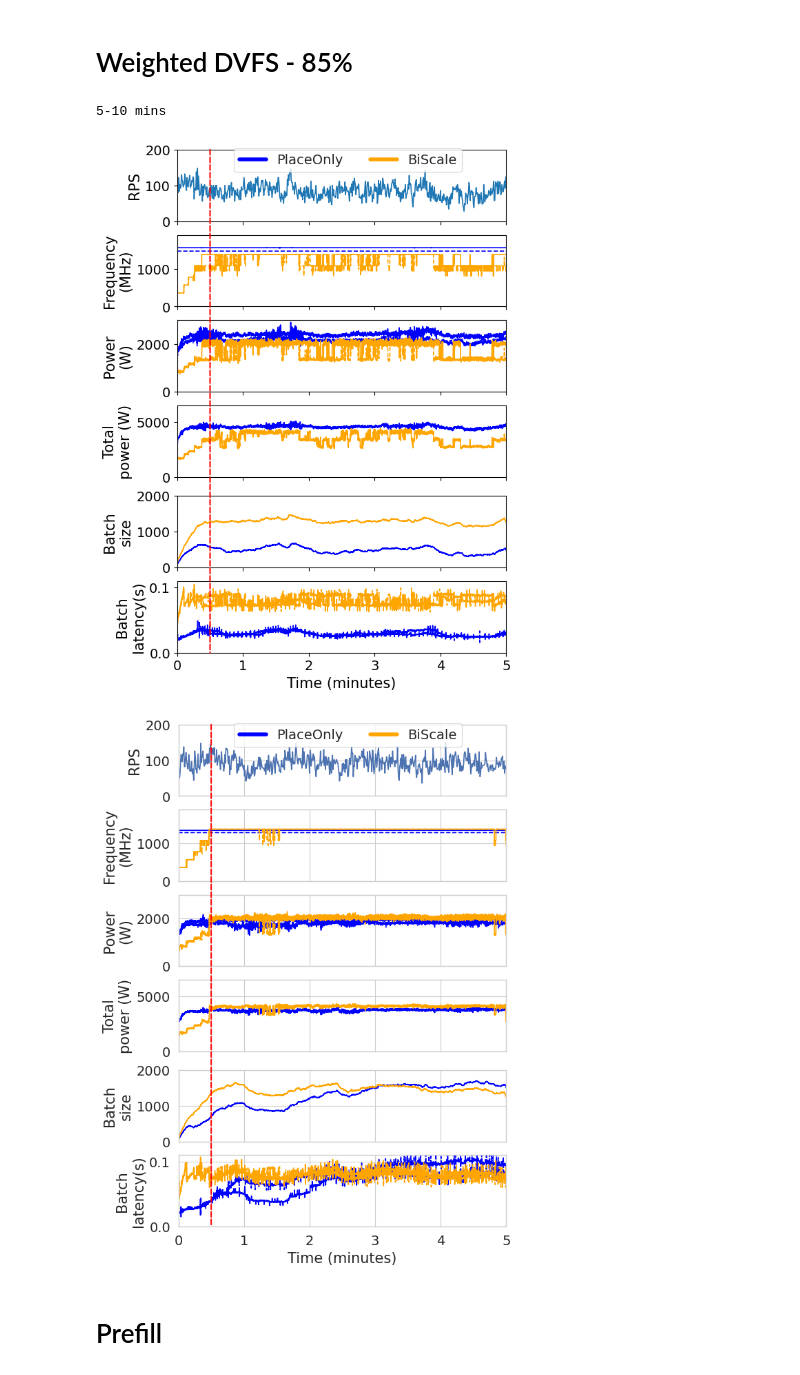
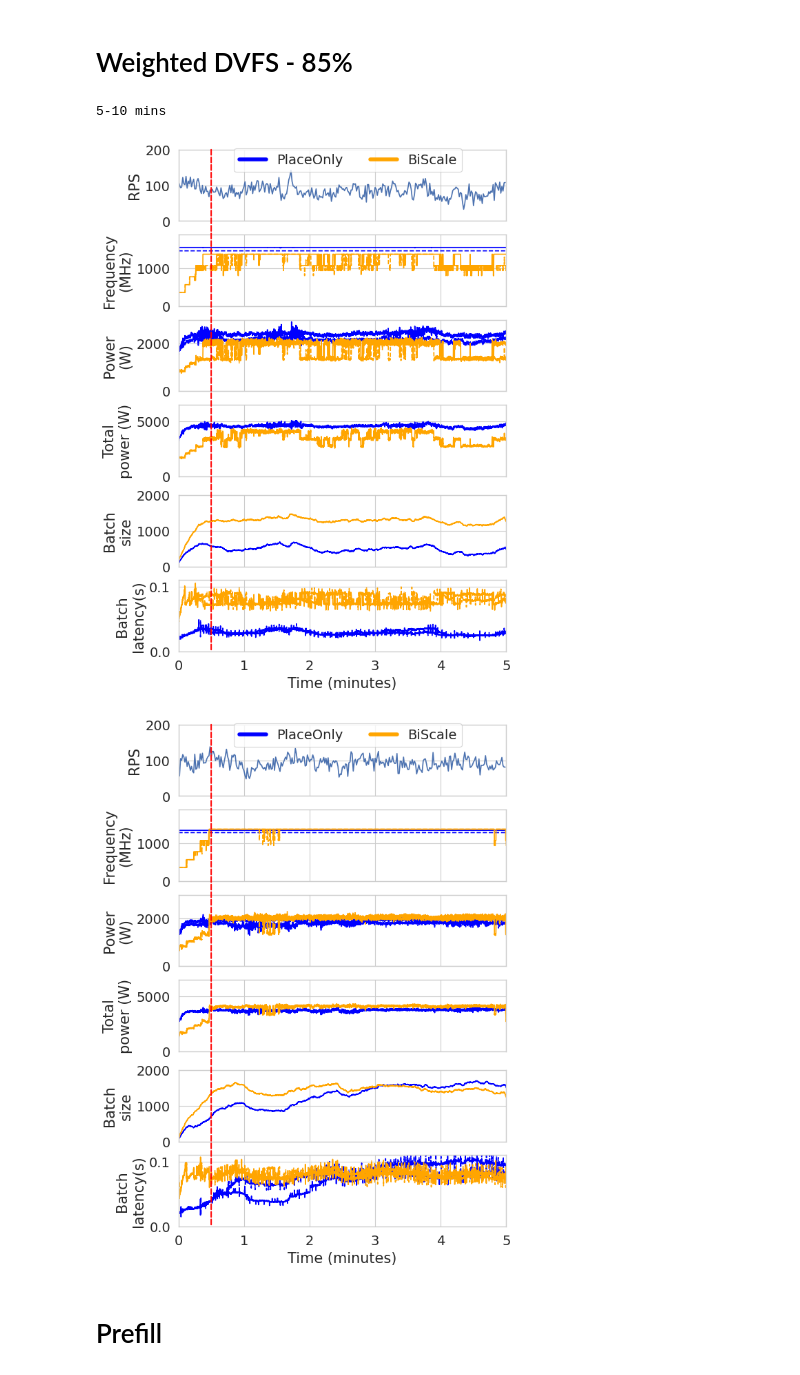
Before and after one commit to Louis-99/vllm-fork, a Jupyter notebook: additional_stuff/sosp_evals/2_nodes/freq_power.ipynb, the cells around one changed output. Cells and saved outputs as stored; diff of their text form; code cells hidden in the pictures.

```diff
--- a/additional_stuff/sosp_evals/2_nodes/freq_power.ipynb
+++ b/additional_stuff/sosp_evals/2_nodes/freq_power.ipynb
@@ -172,40 +172,40 @@ power_df_ours = get_combined_df([Path('/export2/obasit/ClusterLevelServing/vllm_
 visualize_qps(csv_path=Path('azure_2024_code_sharegpt-ctx-len_qps88.27_req-cnt200000.csv'),
               power_df_dvfs=power_df_dvfs,
               power_df_ours=power_df_ours,
-              time_bucket_ms=500,
+              time_bucket_ms=1000,
               save_name="figs/power_freq_85p_5_10_decode.pdf",
               start_time=5 * 60,
               end_time=10 * 60)
 
 # print("10-15 mins")
 # power_df_dvfs = get_combined_df([Path('/export2/obasit/ClusterLevelServing/vllm_logs/arxiv_evls/85_percent_char_balance/OURS_R5_JAN3_REAL_P85_2_DVFS_W/decode_4_Jan06023739_gpu1'),
 #                                   Path('/export2/obasit/ClusterLevelServing/vllm_logs/arxiv_evls/85_percent_char_balance/OURS_R5_JAN3_REAL_P85_2_DVFS_W/decode_4_Jan06023758')])
 # power_df_ours = get_combined_df([Path('/export2/obasit/ClusterLevelServing/vllm_logs/arxiv_evls/85_percent_char_balance/OURS_R5_JAN3_REAL_P85_2/decode_4_Jan04215632_gpu1'),
 #                                   Path('/export2/obasit/ClusterLevelServing/vllm_logs/arxiv_evls/85_percent_char_balance/OURS_R5_JAN3_REAL_P85_2/decode_4_Jan04215640')])
 # visualize_qps(csv_path=Path('azure_2024_code_sharegpt-ctx-len_qps88.27_req-cnt200000.csv'),
 #               power_df_dvfs=power_df_dvfs,
 #               power_df_ours=power_df_ours,
 #               time_bucket_ms=500,
 #               save_name="figs/power_freq_85p_10_15_decode.pdf",
 #               start_time=10 * 60,
 #               end_time=15 * 60)
 
 # print("20-25 mins")
 power_df_dvfs = get_combined_df([Path('/export2/obasit/ClusterLevelServing/vllm_logs/arxiv_evls/85_percent_char_balance/OURS_R5_JAN3_REAL_P85_4_DVFS_W/decode_4_Jan06025642_gpu1'),
                                   Path('/export2/obasit/ClusterLevelServing/vllm_logs/arxiv_evls/85_percent_char_balance/OURS_R5_JAN3_REAL_P85_4_DVFS_W/decode_4_Jan06025647')])
 power_df_ours = get_combined_df([Path('/export2/obasit/ClusterLevelServing/vllm_logs/arxiv_evls/85_percent_char_balance/OURS_R5_JAN3_REAL_P85_4/decode_4_Jan04221326_gpu1'),
                                   Path('/export2/obasit/ClusterLevelServing/vllm_logs/arxiv_evls/85_percent_char_balance/OURS_R5_JAN3_REAL_P85_4/decode_4_Jan04221330')])
 visualize_qps(csv_path=Path('azure_2024_code_sharegpt-ctx-len_qps88.27_req-cnt200000.csv'),
                 power_df_dvfs=power_df_dvfs,
                 power_df_ours=power_df_ours,
-                time_bucket_ms=500,
+                time_bucket_ms=1000,
                 save_name="figs/power_freq_85p_20_25_decode.pdf",
                 start_time=20 * 60,
                 end_time=25 * 60)
 # %% [output]
 5-10 mins
-[figure, old version]
+[figure, new version]
-[figure, old version]
+[figure, new version]
 # %% [markdown]
 # Prefill
 # %%
```
Also changed, not shown: parts of 6 cells of this notebook.
